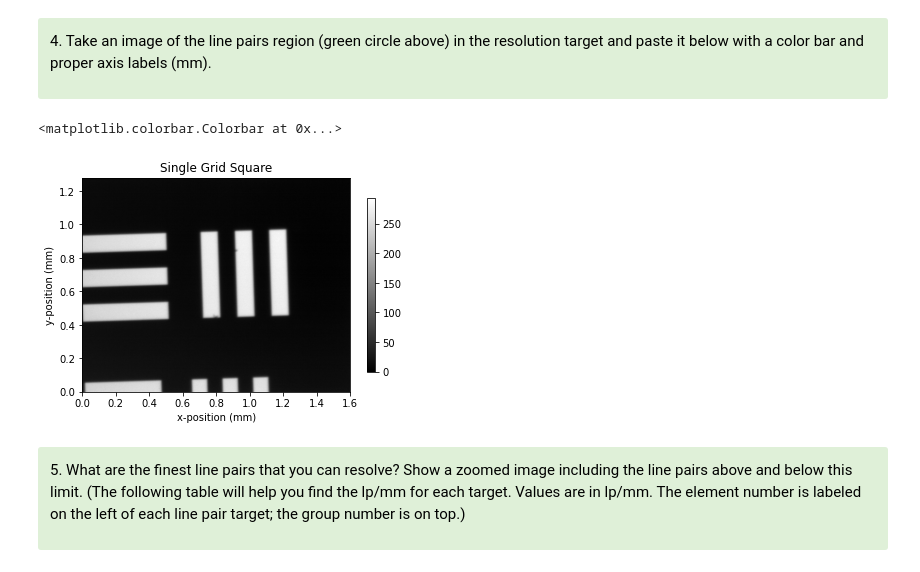
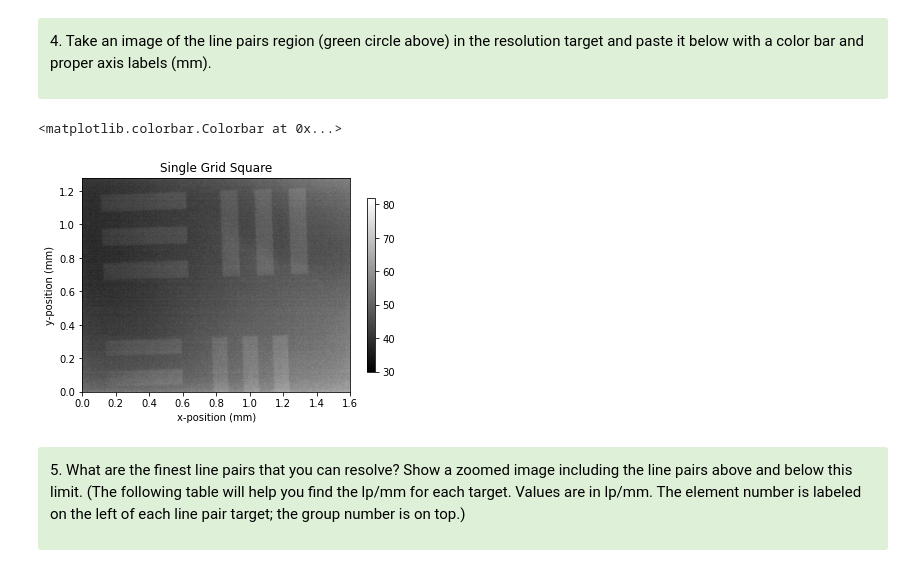
Before and after one commit to skhan102jh/Build-an-Imager, a Jupyter notebook: Lab1 Part2 .ipynb, the cells around one changed output. Saved outputs shown, nothing was run; the diff lists cells and outputs as text; code cells hidden in the pictures.

```diff
--- a/Lab1 Part2 .ipynb
+++ b/Lab1 Part2 .ipynb
@@ -240,18 +240,20 @@ plt.colorbar(x, shrink=0.8)
 # %%
 # computer: imaging-8
 c.set_exposure(10)
 m.set_position(stage_y, 1640, blocking = True)
 m.set_position(stage_x, 810, blocking = True)
 m.set_position(stage_z, 1700, blocking = True)
+m.set_position(f_wheel, 950, blocking = True) # no filter
+
 img = c.capture().copy()
 x = plt.imshow(img, cmap = "gray", extent = [0,1.25/1000 * img.shape[1], 0, 1.25/1000*img.shape[0]])
 plt.title("Single Grid Square");
 plt.xlabel("x-position (mm)");
 plt.ylabel("y-position (mm)");
 plt.colorbar(x, shrink=0.8)
 # %% [output]
 <matplotlib.colorbar.Colorbar at 0x...>
-[figure, old version]
+[figure, new version]
 # %% [markdown]
 <div class="alert alert-block alert-success">
 
```
Also changed, not shown: parts of 4 cells of this notebook, 1 other file.
